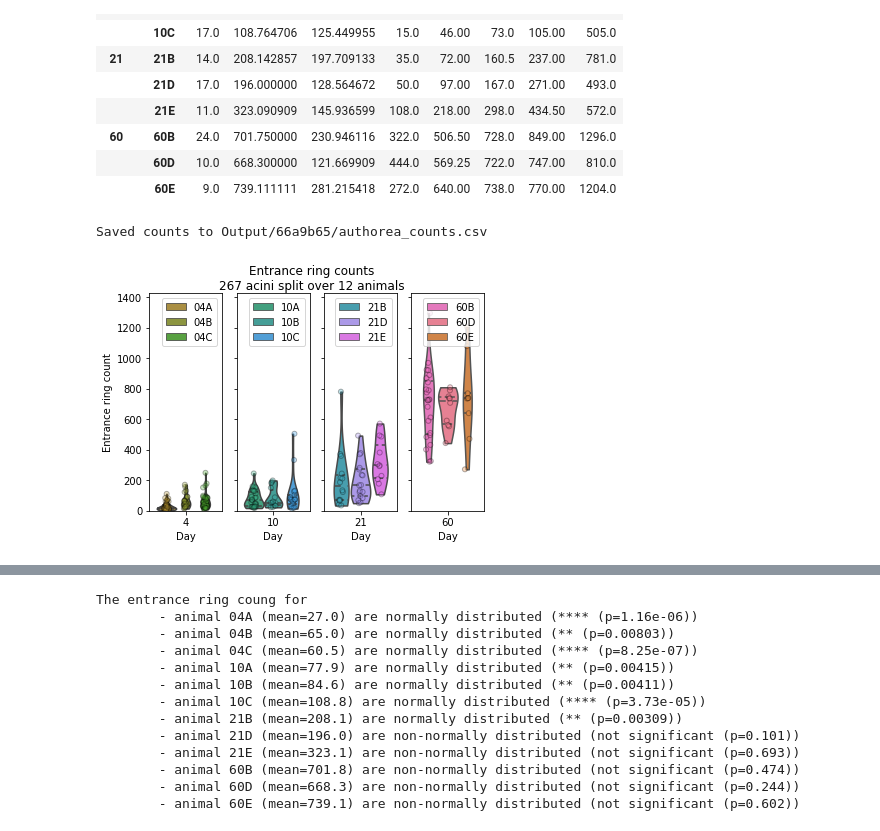
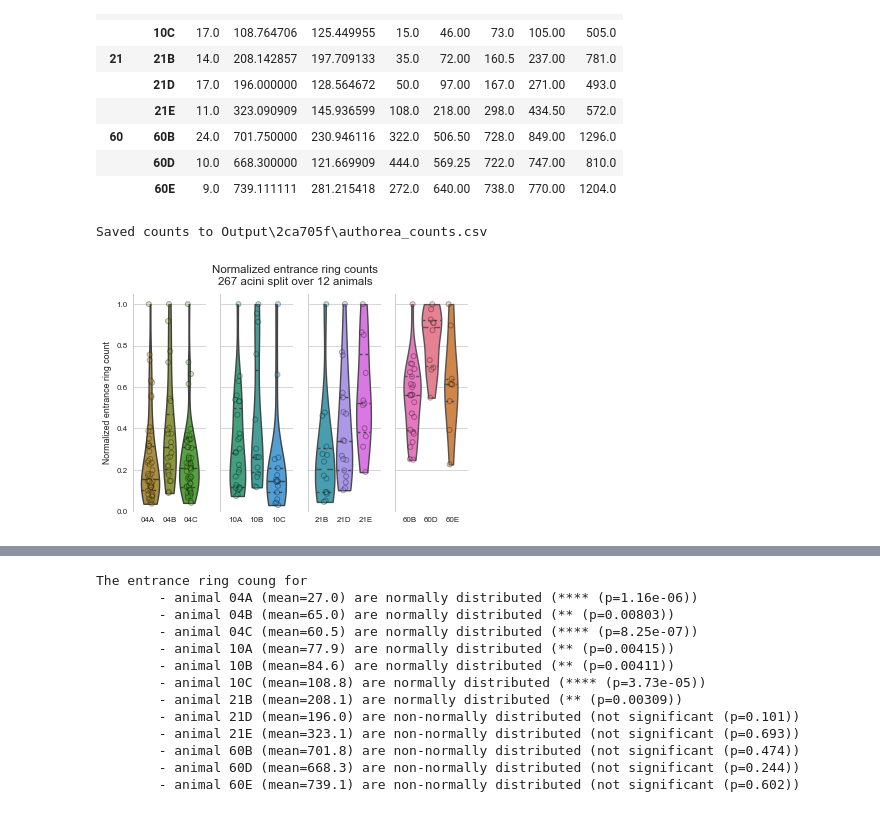
Before and after one commit to habi/acinar-analysis, a Jupyter notebook: Analysis.ipynb, the cells around one changed output, grey strips where cells are left out. Drawn from its saved outputs; the diff is of its cells as text; code cells hidden in the pictures.

```diff
--- a/Analysis.ipynb
+++ b/Analysis.ipynb
@@ -27,3 +27,5 @@ seaborn.set_context("paper")
 plt.rc('image', cmap='gray', interpolation='none')
 # Save (PNG) images with a higher DPI, since Authorea cannot import PDFs...
 plt.rcParams['savefig.dpi'] = 300
+# Despine all the plots (nearly equal to "seaborn.despine(offset=10, trim=True, bottom=True)")
+plt.rc("axes.spines", top=False, right=False, bottom=False)
@@ -277,5 +278,5 @@ if not os.path.exists(OutputName_Volumes):
     VolumesFromDisk['Acinus'] = [int(os.path.basename(f).split('.acinus')[1].split('.volume')[0])
                                  for f in AcinarVolumeFiles]
     # According to the MeVisLab files, the volume is saved to the file name in 'ul'. Which is equal to mm^3
-    VolumesFromDisk['Volume_MeVisLab'] = [float(os.path.basename(f).split('.volume')[1].split('.pixelsize')[0])
-                                          for f in AcinarVolumeFiles]  # mm^3
+    VolumesFromDisk['Volume_Acinus_MeVisLab'] = [float(os.path.basename(f).split('.volume')[1].split('.pixelsize')[0])
+                                                 for f in AcinarVolumeFiles]  # mm^3
@@ -413,39 +416,48 @@ out = Data.groupby(by=['Day', 'Animal'])['Counts_Eveline'].describe()[['count',
 out.to_csv(os.path.join(OutputDir, outfile), float_format='%0.2f')
 print('\nSaved counts to', os.path.join(OutputDir, outfile))
 # %% [output]
-Saved counts to Output/66a9b65/authorea_counts.csv
+Saved counts to Output\2ca705f\authorea_counts.csv
 # %%
 # Set ourselves a color palette, based on the individual unique sample names
 # The dictionary palette setting is based on the comments in https://stackoverflow.com/q/36554075/323100
 ourcolors = seaborn.color_palette('husl', len(Data.Animal.unique()))
 ourpalette = {animal: ourcolors[c] for c, animal in enumerate(pandas.unique(Data.Animal))}
+# %%
+# Normalize the counts to the biggest count per animal
+Data['Counts_Eveline_normalized'] = numpy.nan
+for c, row in Data.iterrows():
+    Data.loc[c, 'Counts_Eveline_normalized'] = row.Counts_Eveline / numpy.nanmax(Data.loc[Data.Animal == row.Animal].Counts_Eveline)
 # %%
 # Let's look at the counts from Eveline
 for c, d in enumerate(sorted(pandas.unique(Data.Day))):
     plt.subplot(1, len(pandas.unique(Data.Day)), c + 1)
-    bxplt = seaborn.violinplot(data=Data.loc[Data.Day == d], x='Day', y='Counts_Eveline',
+    bxplt = seaborn.violinplot(data=Data.loc[Data.Day == d], x='Day', y='Counts_Eveline_normalized',
                                hue='Animal',
                                # Because the animals are preferentially sorted on the beamtime name, we have
                                # to jump through the hoop below and sort the hues on the 'Animal' in addition
                                # to what we did for Evelines counts where all the data is in *one* folder
                                # Just comment the next line to see the difference (a correct plot, but ugly sort :)
                                hue_order=sorted(pandas.unique(Data.loc[Data.Day == d]['Animal'])),
                                palette=ourpalette, cut=0, inner='quartiles')
-    swrmplt = seaborn.stripplot(data=Data.loc[Data.Day == d], x='Day', y='Counts_Eveline', hue='Animal', jitter=True,
+    swrmplt = seaborn.stripplot(data=Data.loc[Data.Day == d], x='Day', y='Counts_Eveline_normalized', hue='Animal', jitter=True,
                                 hue_order=sorted(pandas.unique(Data.loc[Data.Day == d]['Animal'])),
                                 dodge=True, linewidth=1, palette=ourpalette, edgecolor='k', alpha=0.309)
-    plt.ylim([0, 1.1 * Data.Counts_Eveline.max()])
-    handles, labels = plt.gca().get_legend_handles_labels()
-    plt.legend(handles[:len(handles) // 2], labels[:len(labels) // 2],
-               loc='upper right')
+    plt.ylim([0, 1.05])
+#     handles, labels = plt.gca().get_legend_handles_labels()
+#     plt.legend(handles[:len(handles) // 2], labels[:len(labels) // 2],
+#                loc='upper right')
+    plt.legend('')
+    plt.xticks(numpy.arange(-0.3, 0.6, 0.3), sorted(Data[Data.Day==d].Animal.unique()))
+    plt.xlabel('')
     if c:
         plt.ylabel('')
         plt.gca().set_yticklabels([])
     else:
-        plt.ylabel('Entrance ring count')
-plt.suptitle('Entrance ring counts\n%s acini split over %s animals' % (len(Data),
-                                                                       len(pandas.unique(Data.Animal))))
-plt.savefig(os.path.join(OutputDir, 'entrance-ring-counts.png'))
+        plt.ylabel('Normalized entrance ring count')
+plt.suptitle('Normalized entrance ring counts\n%s acini split over %s animals' % (len(Data),
+                                                                                  len(pandas.unique(Data.Animal))))
+# seaborn.despine(offset=10, trim=True, bottom=True)
+plt.savefig(os.path.join(OutputDir, 'entrance-ring-counts-normalized.png'))
 plt.show()
 # %% [output]
-[figure, old version]
+[figure, new version]
```
Also changed, not shown: parts of 50 cells of this notebook.
